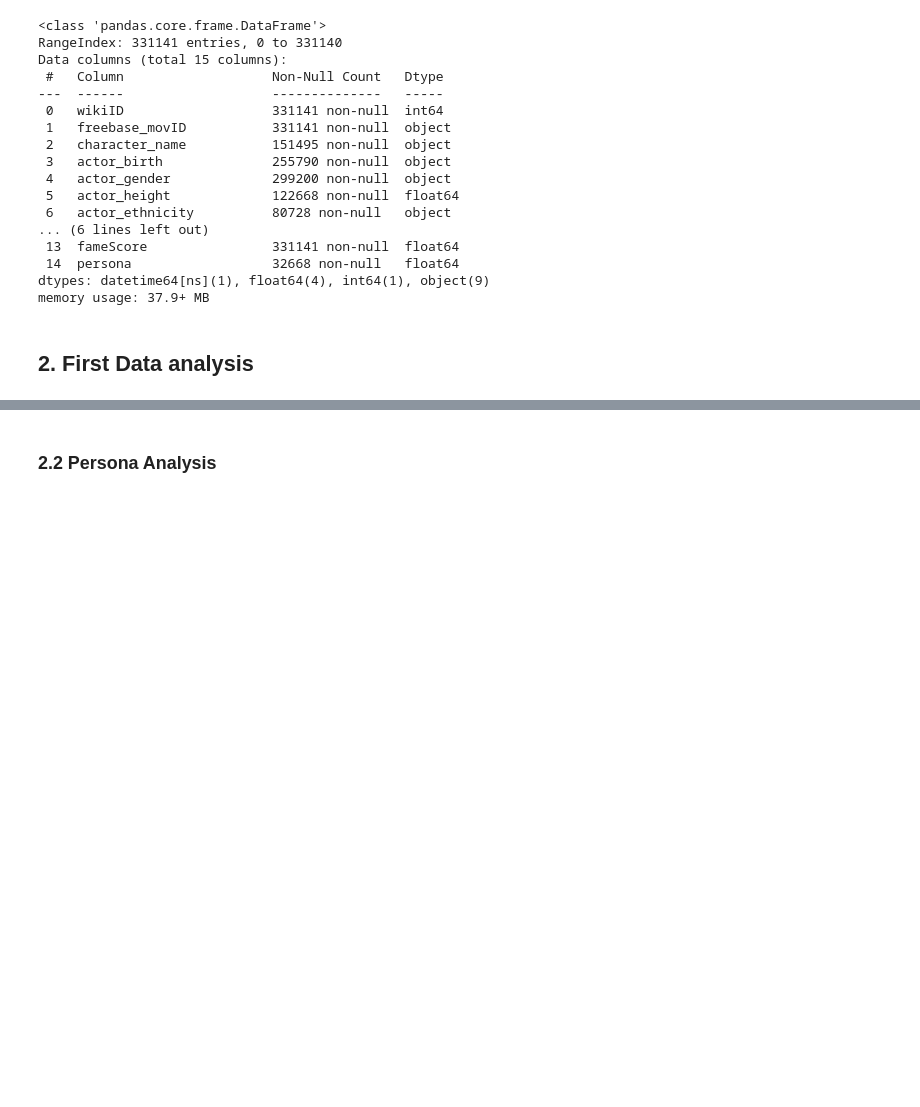
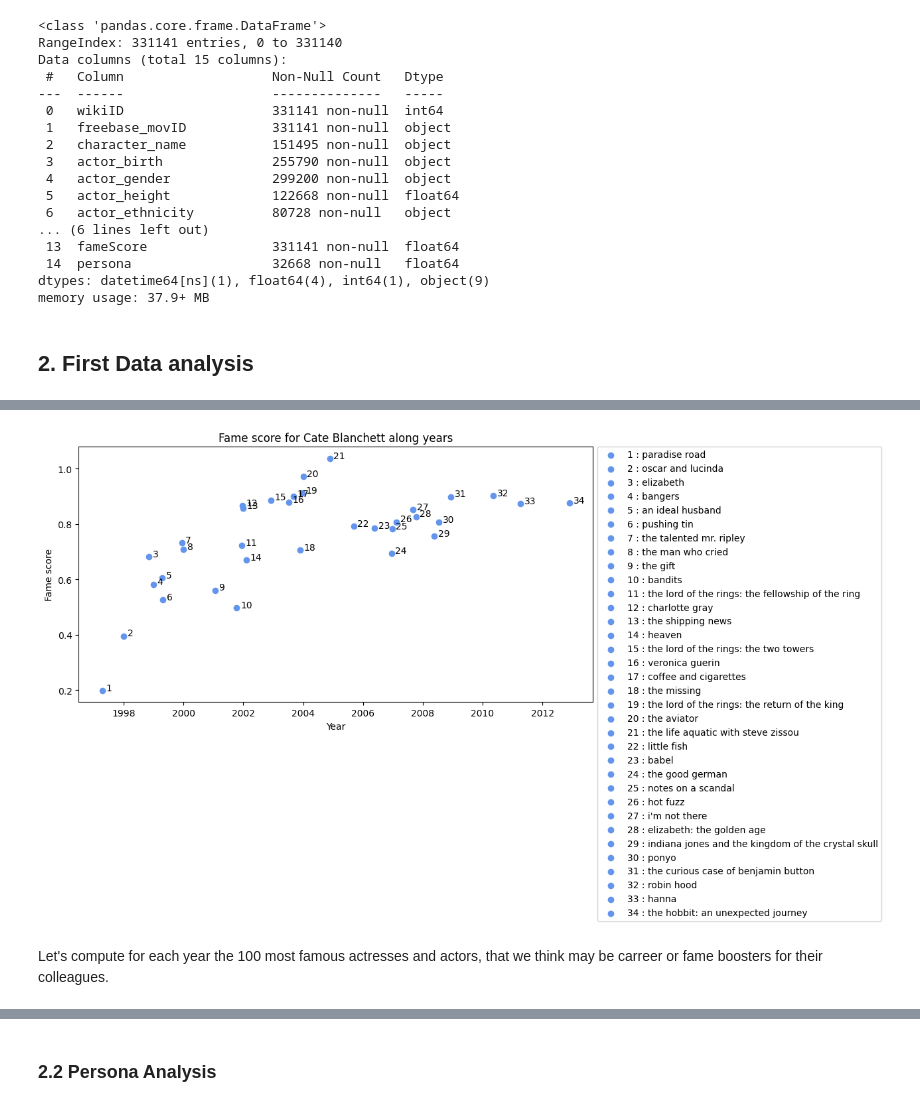
Before and after one commit to epfl-ada/ada-2023-project-lasempanadas, a Jupyter notebook: project_milestone_2.ipynb, the cells around one changed output, grey strips where cells are left out. Drawn from its saved outputs; the diff is of its cells as text; code cells hidden in the pictures; blank space fills up the shorter version.

```diff
--- a/project_milestone_2.ipynb
+++ b/project_milestone_2.ipynb
@@ -495,0 +522,6 @@ memory usage: 37.9+ MB
+# %%
+plot_filmography('Cate Blanchett')
+# %% [output]
+[figure, added]
+# %% [markdown]
+Let's compute for each year the 100 most famous actresses and actors, that we think may be carreer or fame boosters for their colleagues.
```
Also changed, not shown: parts of 32 cells of this notebook.
